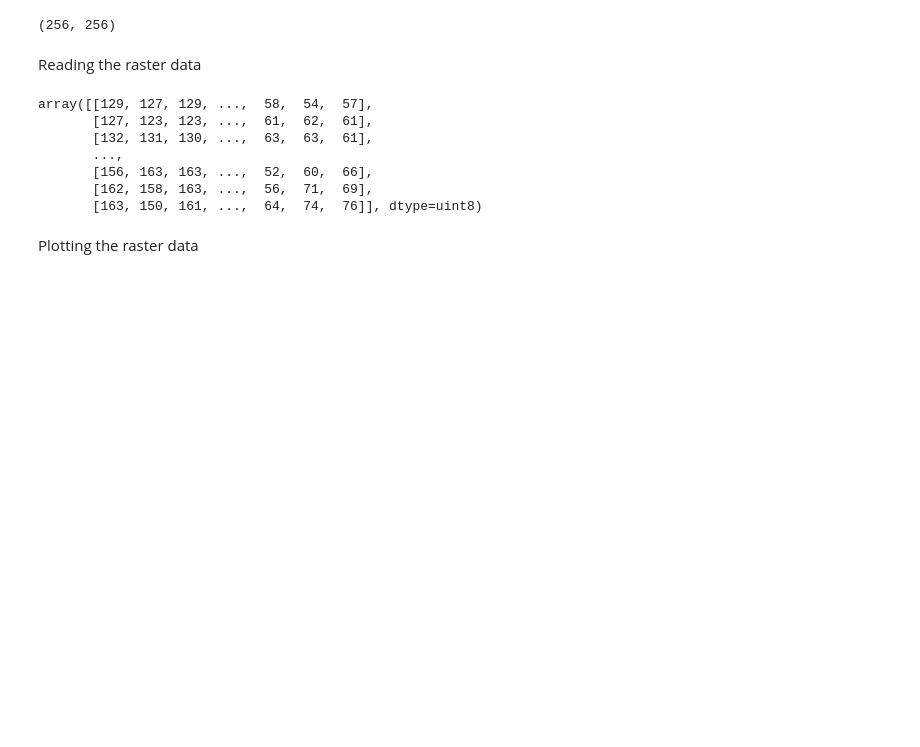
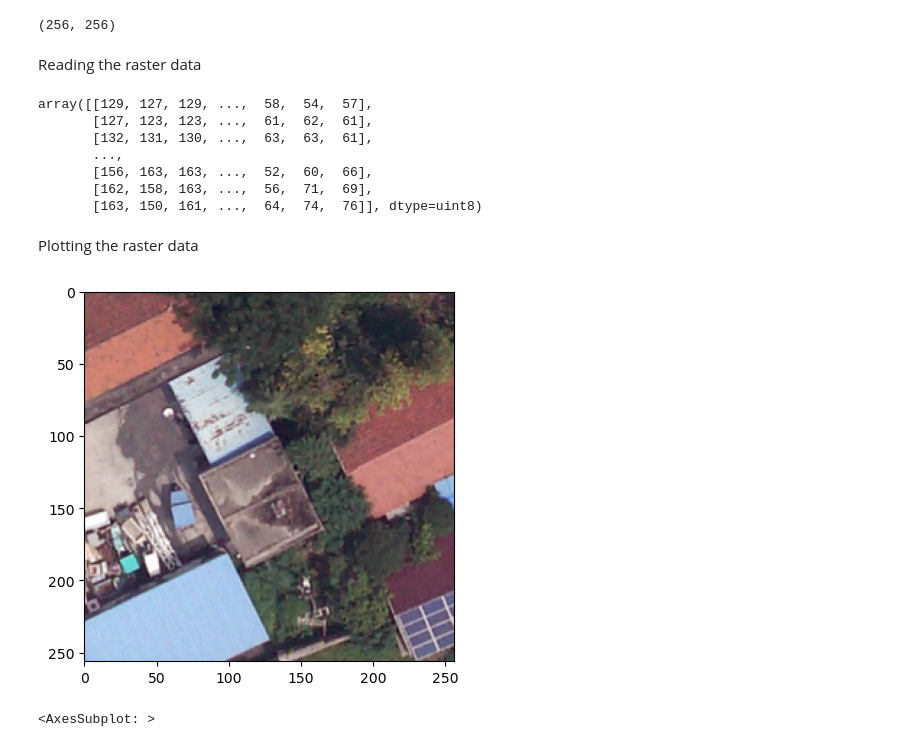
Before and after one commit to bharathraj-v/geoml-wd, a Jupyter notebook: usage.ipynb, the cells around one changed output. Saved outputs shown, nothing was run; the diff lists cells and outputs as text; code cells hidden in the pictures; blank space fills up the shorter version.

Commit message:
Visualizing Sample Dataset

```diff
--- a/usage.ipynb
+++ b/usage.ipynb
@@ -49,3 +49,9 @@ array([[129, 127, 129, ...,  58,  54,  57],
        [163, 150, 161, ...,  64,  74,  76]], dtype=uint8)
 # %% [markdown]
 Plotting the raster data
+# %%
+from rasterio.plot import show
+show(image.read(), transform=image.transform)
+# %% [output]
+[figure, added]
+<AxesSubplot: >
```
Also changed, not shown: parts of 15 cells of this notebook, 1 other file.
